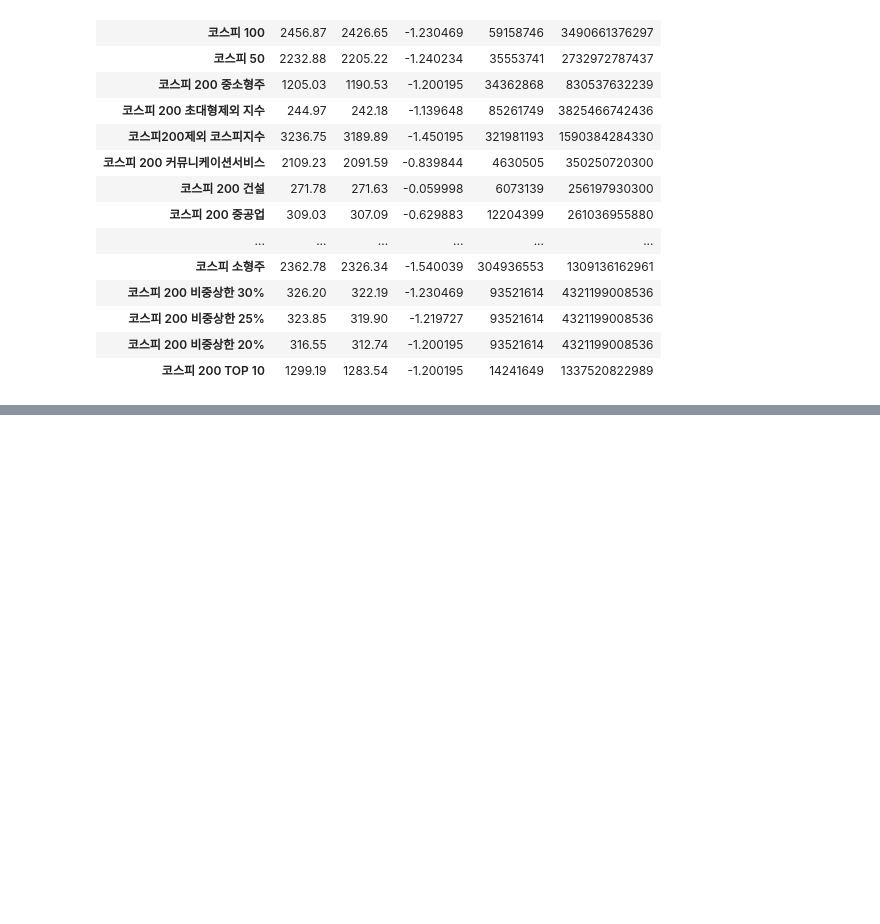
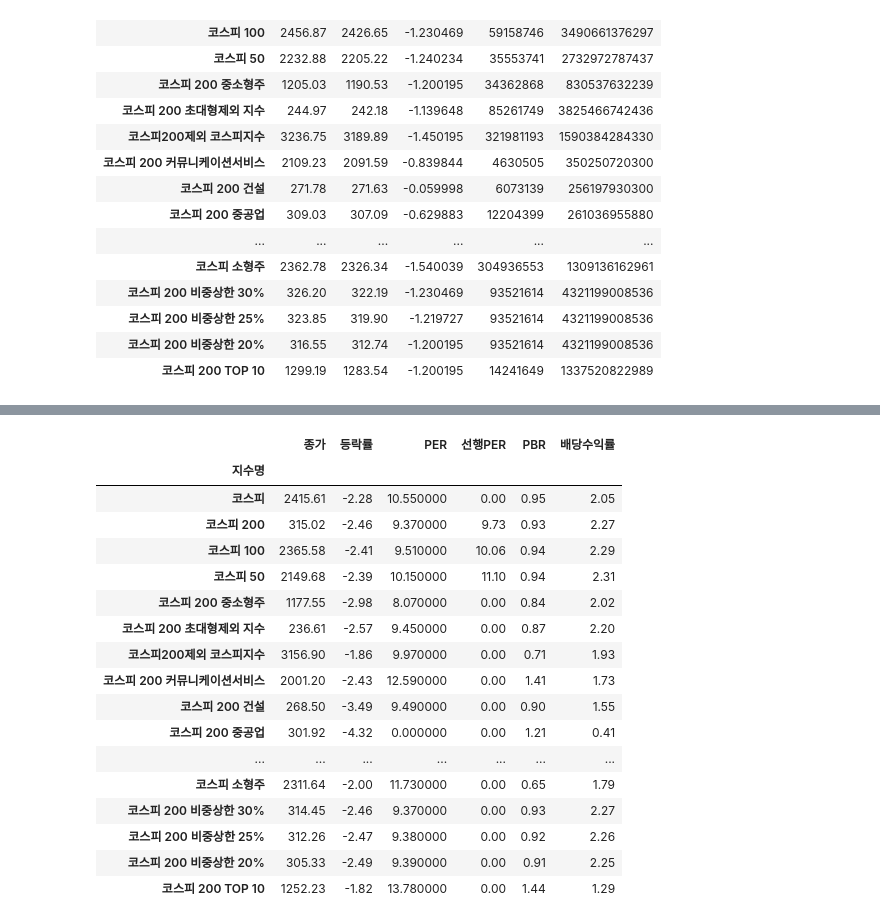
Before and after one commit to viva-lee/trading-backtesting, a Jupyter notebook: pykrx_example.ipynb, the cells around one changed output, grey strips where cells are left out. Saved outputs shown, nothing was run; the diff lists cells and outputs as text; code cells hidden in the pictures; blank space fills up the shorter version.

```diff
--- a/pykrx_example.ipynb
+++ b/pykrx_example.ipynb
@@ -303,0 +316,22 @@ df
+# %%
+df = stock.get_index_fundamental("20220901")
+df
+# %% [output]
+|  | 종가 | 등락률 | PER | 선행PER | PBR | 배당수익률 |
+| 지수명 |  |  |  |  |  |  |
+| 코스피 | 2415.61 | -2.28 | 10.550000 | 0.00 | 0.95 | 2.05 |
+| 코스피 200 | 315.02 | -2.46 | 9.370000 | 9.73 | 0.93 | 2.27 |
+| 코스피 100 | 2365.58 | -2.41 | 9.510000 | 10.06 | 0.94 | 2.29 |
+| 코스피 50 | 2149.68 | -2.39 | 10.150000 | 11.10 | 0.94 | 2.31 |
+| 코스피 200 중소형주 | 1177.55 | -2.98 | 8.070000 | 0.00 | 0.84 | 2.02 |
+| 코스피 200 초대형제외 지수 | 236.61 | -2.57 | 9.450000 | 0.00 | 0.87 | 2.20 |
+| 코스피200제외 코스피지수 | 3156.90 | -1.86 | 9.970000 | 0.00 | 0.71 | 1.93 |
+| 코스피 200 커뮤니케이션서비스 | 2001.20 | -2.43 | 12.590000 | 0.00 | 1.41 | 1.73 |
+| 코스피 200 건설 | 268.50 | -3.49 | 9.490000 | 0.00 | 0.90 | 1.55 |
+| 코스피 200 중공업 | 301.92 | -4.32 | 0.000000 | 0.00 | 1.21 | 0.41 |
+| ... | ... | ... | ... | ... | ... | ... |
+| 코스피 소형주 | 2311.64 | -2.00 | 11.730000 | 0.00 | 0.65 | 1.79 |
+| 코스피 200 비중상한 30% | 314.45 | -2.46 | 9.370000 | 0.00 | 0.93 | 2.27 |
+| 코스피 200 비중상한 25% | 312.26 | -2.47 | 9.380000 | 0.00 | 0.92 | 2.26 |
+| 코스피 200 비중상한 20% | 305.33 | -2.49 | 9.390000 | 0.00 | 0.91 | 2.25 |
+| 코스피 200 TOP 10 | 1252.23 | -1.82 | 13.780000 | 0.00 | 1.44 | 1.29 |
```
Also changed, not shown: parts of 1 cell of this notebook.
